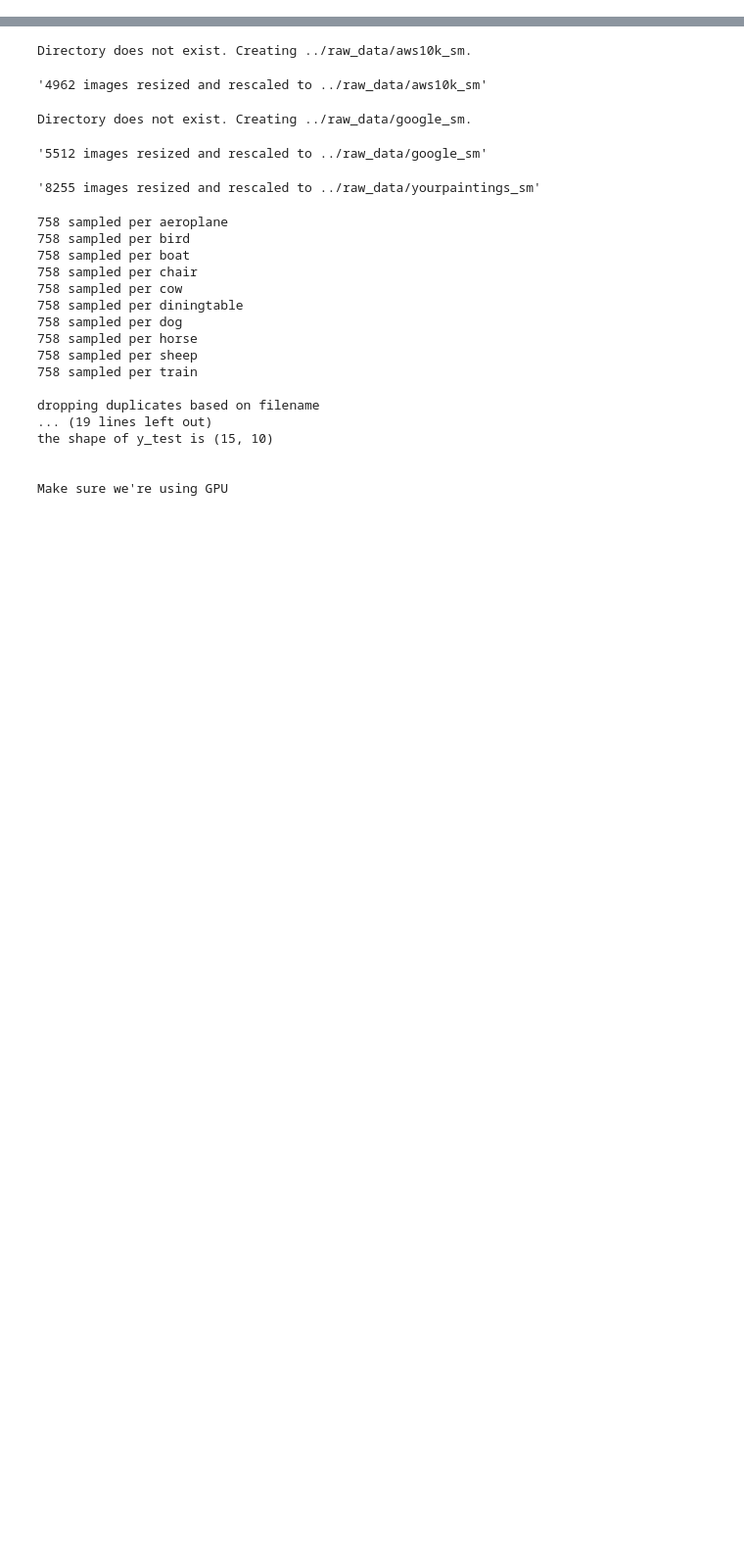
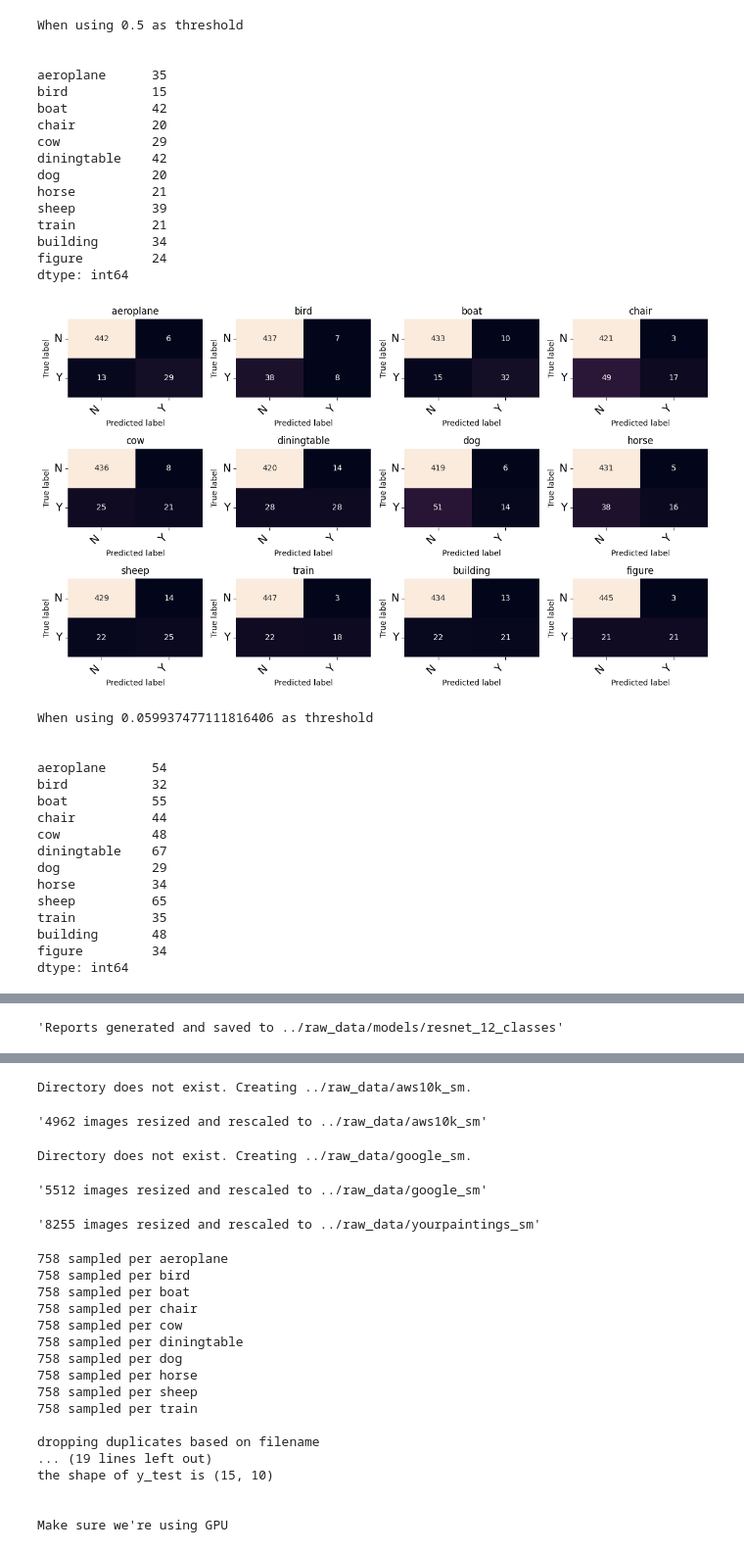
Before and after one commit to erniesg/Art-API, a Jupyter notebook: notebooks/tuning.ipynb, the cells around one changed output, grey strips where cells are left out. Shown at 98% size. Drawn from its saved outputs; the diff is of its cells as text; code cells hidden in the pictures; blank space fills up the shorter version.

```diff
--- a/notebooks/tuning.ipynb
+++ b/notebooks/tuning.ipynb
@@ -0,0 +255,36 @@
+# %%
+trainer.generate_reports(model, model_name, y_pred, y_test)
+# %% [output]
+When using 0.5 as threshold
+
+
+aeroplane      35
+bird           15
+boat           42
+chair          20
+cow            29
+diningtable    42
+dog            20
+horse          21
+sheep          39
+train          21
+building       34
+figure         24
+dtype: int64
+[figure, added]
+When using 0.059937477111816406 as threshold
+
+
+aeroplane      54
+bird           32
+boat           55
+chair          44
+cow            48
+diningtable    67
+dog            29
+horse          34
+sheep          65
+train          35
+building       48
+figure         34
+dtype: int64
@@ -0,0 +309 @@
+'Reports generated and saved to ../raw_data/models/resnet_12_classes'
```
Also changed, not shown: parts of 21 cells of this notebook, 6 other files.
